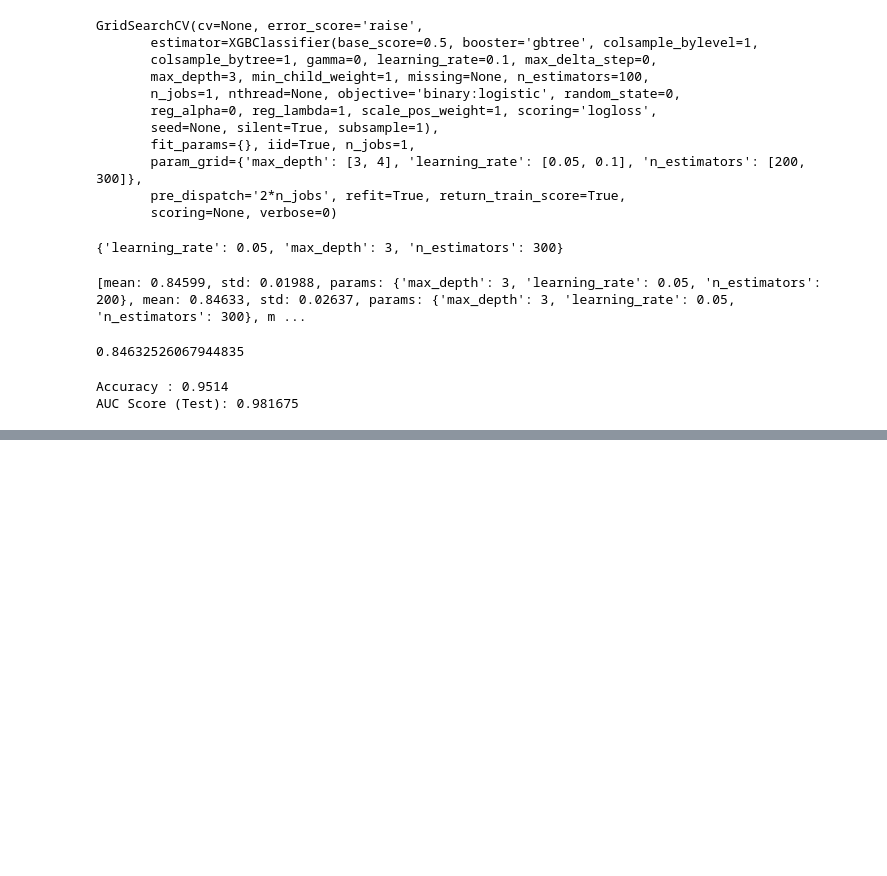
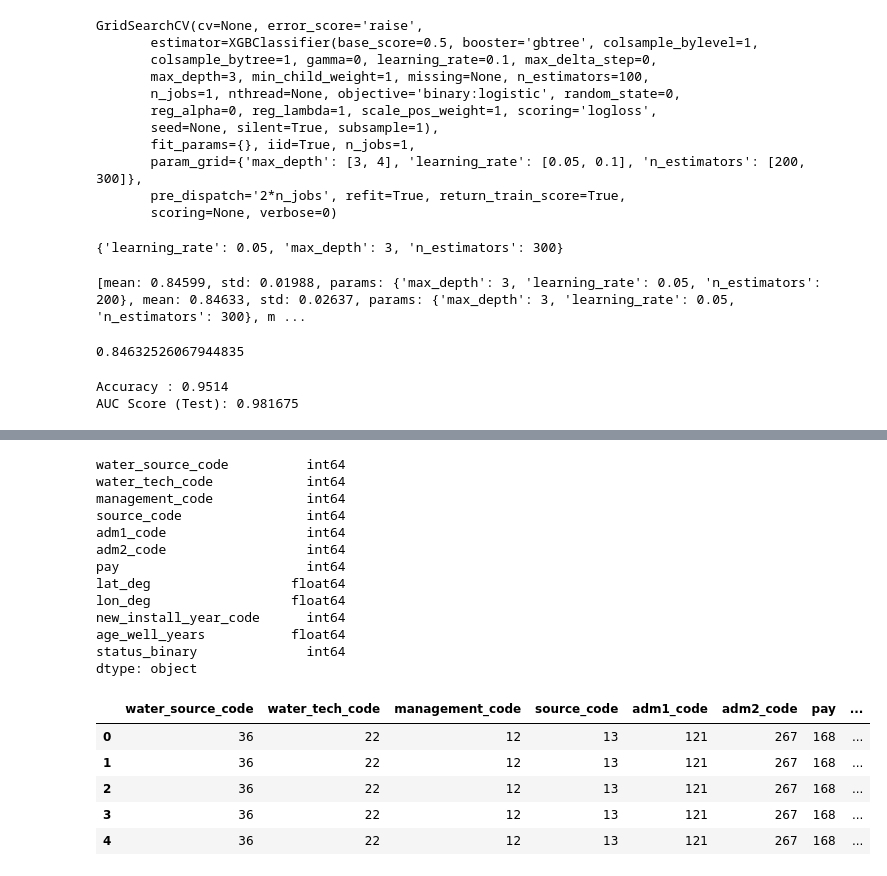
Before and after one commit to dan-watson-ucb/Capstone_Water_Access, a Jupyter notebook: Waterpoint Data Baseline v2.ipynb, the cells around one changed output, grey strips where cells are left out. Saved outputs shown, nothing was run; the diff lists cells and outputs as text; code cells hidden in the pictures; blank space fills up the shorter version.

Commit message:
add model for Uganda

```diff
--- a/Waterpoint Data Baseline v2.ipynb
+++ b/Waterpoint Data Baseline v2.ipynb
@@ -158,0 +161,2 @@ AUC Score (Test): 0.981675
+# %%
+uganda = df[(df.country_name == 'Uganda')]
@@ -158,0 +297,23 @@ AUC Score (Test): 0.981675
+# %%
+print(pred_df.dtypes)
+pred_df.head()
+# %% [output]
+water_source_code          int64
+water_tech_code            int64
+management_code            int64
+source_code                int64
+adm1_code                  int64
+adm2_code                  int64
+pay                        int64
+lat_deg                  float64
+lon_deg                  float64
+new_install_year_code      int64
+age_well_years           float64
+status_binary              int64
+dtype: object
+|  | water_source_code | water_tech_code | management_code | source_code | adm1_code | adm2_code | pay | ... |
+| 0 | 36 | 22 | 12 | 13 | 121 | 267 | 168 | ... |
+| 1 | 36 | 22 | 12 | 13 | 121 | 267 | 168 | ... |
+| 2 | 36 | 22 | 12 | 13 | 121 | 267 | 168 | ... |
+| 3 | 36 | 22 | 12 | 13 | 121 | 267 | 168 | ... |
+| 4 | 36 | 22 | 12 | 13 | 121 | 267 | 168 | ... |
```
Also changed, not shown: parts of 16 cells of this notebook.
